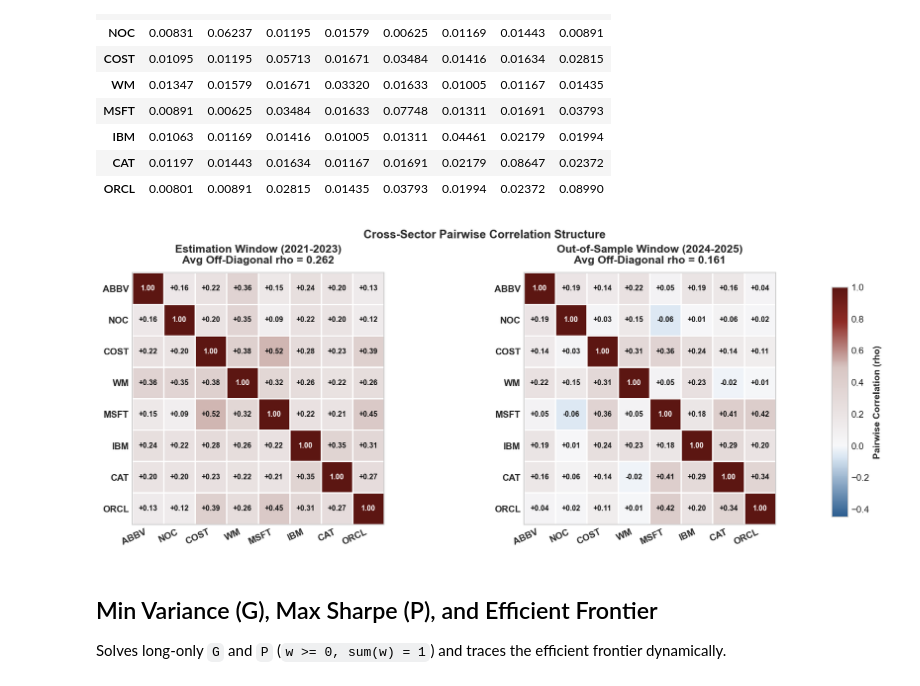
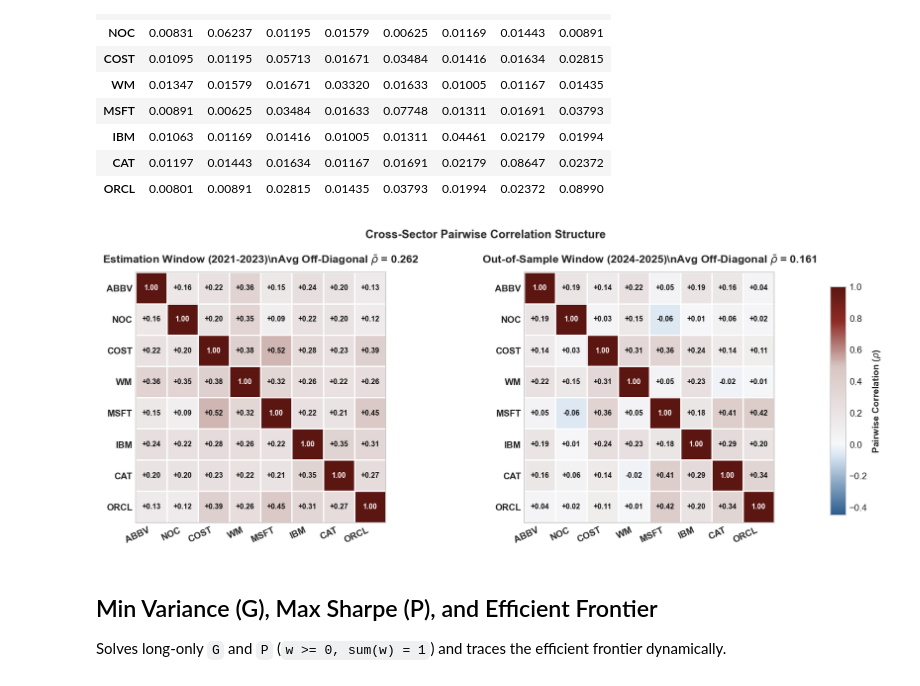
Before and after one commit to faglyramschie7/Markowitz-Efficient-Portfolio, a Jupyter notebook: markowitz_optimizer/markowitz_frontier_allocation.ipynb, the cells around one changed output. Saved outputs shown, nothing was run; the diff lists cells and outputs as text; code cells hidden in the pictures.

Commit message:
Use LaTeX math formatting in chart labels, titles, and legends

```diff
--- a/markowitz_optimizer/markowitz_frontier_allocation.ipynb
+++ b/markowitz_optimizer/markowitz_frontier_allocation.ipynb
@@ -163,37 +163,37 @@ display(pd.DataFrame(cov_s, index=SELECTED, columns=SELECTED))  # Display format
 from matplotlib.colors import LinearSegmentedColormap
 corr_cmap = LinearSegmentedColormap.from_list(
     'inst_div',
     [(0.0, '#2B5C8F'), (0.26, '#D9E6F2'), (0.31, '#F7F8FA'), (0.65, '#D8C6C3'), (0.85, '#8E2B25'), (1.0, '#5C1612')],
 )
 fig, axes = plt.subplots(1, 2, figsize=(13.2, 5.4))
 fig.subplots_adjust(left=0.06, right=0.87, top=0.84, bottom=0.14, wspace=0.22)
 for ax, mat, ttl in [
-    (axes[0], corr_tr, f'Estimation Window ({START_DATE[:4]}-{TRAIN_END[:4]})\nAvg Off-Diagonal rho = {cov_summary.loc[0, "Avg Rho (Train)"]:.3f}'),
-    (axes[1], corr_te, f'Out-of-Sample Window ({test.index.min().year}-{END_DATE[:4]})\nAvg Off-Diagonal rho = {cov_summary.loc[0, "Avg Rho (Test)"]:.3f}'),
+    (axes[0], corr_tr, rf'Estimation Window ({START_DATE[:4]}-{TRAIN_END[:4]})\nAvg Off-Diagonal $\bar{{\rho}}$ = {cov_summary.loc[0, "Avg Rho (Train)"]:.3f}'),
+    (axes[1], corr_te, rf'Out-of-Sample Window ({test.index.min().year}-{END_DATE[:4]})\nAvg Off-Diagonal $\bar{{\rho}}$ = {cov_summary.loc[0, "Avg Rho (Test)"]:.3f}'),
 ]:
     arr = mat.to_numpy()
     im = ax.imshow(arr, vmin=-0.45, vmax=1.0, cmap=corr_cmap, aspect='equal')
     ax.set_xticks(range(k), SELECTED, rotation=25, ha='right', fontweight='bold')
     ax.set_yticks(range(k), SELECTED, fontweight='bold')
     ax.set_xticks(np.arange(-0.5, k, 1), minor=True)
     ax.set_yticks(np.arange(-0.5, k, 1), minor=True)
     ax.grid(False)
     ax.grid(which='minor', color='#FFFFFF', linestyle='-', linewidth=1.4)
     ax.tick_params(which='minor', bottom=False, left=False)
     ax.set_title(ttl, pad=10)
     for i in range(k):
         for j in range(k):
             v = arr[i, j]
             tcol = '#FFFFFF' if (v >= 0.56 or v <= -0.18) else '#111111'
             lbl = f'{v:+.2f}' if i != j else '1.00'
             ax.text(j, i, lbl, ha='center', va='center', fontsize=8, color=tcol, fontweight='bold')
 cbar_ax = fig.add_axes([0.895, 0.16, 0.018, 0.64])
 cbar = fig.colorbar(im, cax=cbar_ax)
-cbar.set_label('Pairwise Correlation (rho)', fontweight='bold')
+cbar.set_label(r'Pairwise Correlation ($\rho$)', fontweight='bold')
 fig.suptitle('Cross-Sector Pairwise Correlation Structure', fontsize=12.5, fontweight='bold', y=0.96)
 plt.show()
 # %% [output]
-[figure, old version]
+[figure, new version]
 # %% [markdown]
 ## Min Variance (G), Max Sharpe (P), and Efficient Frontier
 
```
Also changed, not shown: 2 other files.
